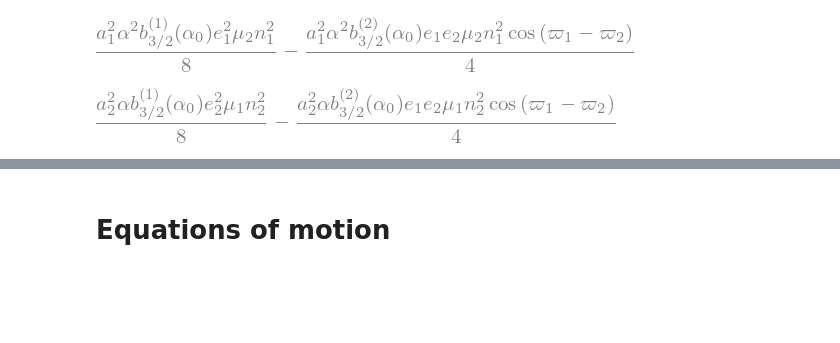
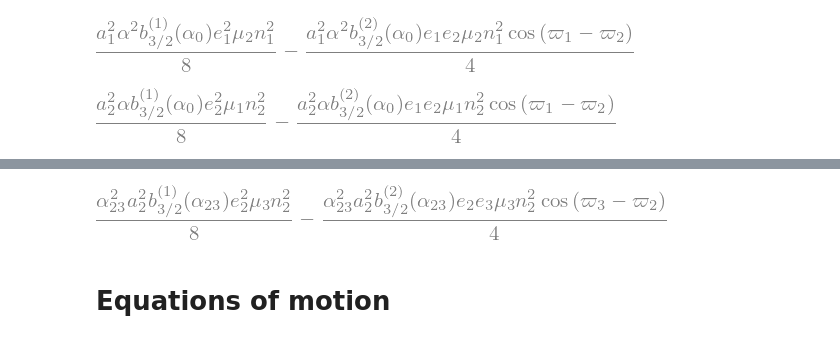
Before and after one commit to jtlaune/wc-apsidal-precession, a Jupyter notebook: paper-3.ipynb, the cells around one changed output, grey strips where cells are left out. Drawn from its saved outputs; the diff is of its cells as text; code cells hidden in the pictures; blank space fills up the shorter version.

```diff
--- a/paper-3.ipynb
+++ b/paper-3.ipynb
@@ -143,3 +167,14 @@ display(R2)
+# %%
+alpha23, b1_3_2_23, b2_3_2_23= symbols(r"\alpha_{23} b_{3/2}^{(1)}(\alpha_{23}) b_{3/2}^{(2)}(\alpha_{23})",positive=True)
+A22 = Rational(1, 4) * n2 * mu3 * alpha23 * alpha23 * b1_3_2_23
+A23 = -Rational(1, 4) * n2 * mu3 * alpha23 * alpha23 * b2_3_2_23
+
+R23  = (
+    n2 * a2**2 * (Rational(1, 2) * A22 * e2**2 + A23 * e2 * e3 * cos(pom2 - pom3))
+).expand()
+display(R23)
+# %% [output]
+[figure, added]
 # %% [markdown]
 # Equations of motion
 # %% [markdown]
```
Also changed, not shown: parts of 13 cells of this notebook.
